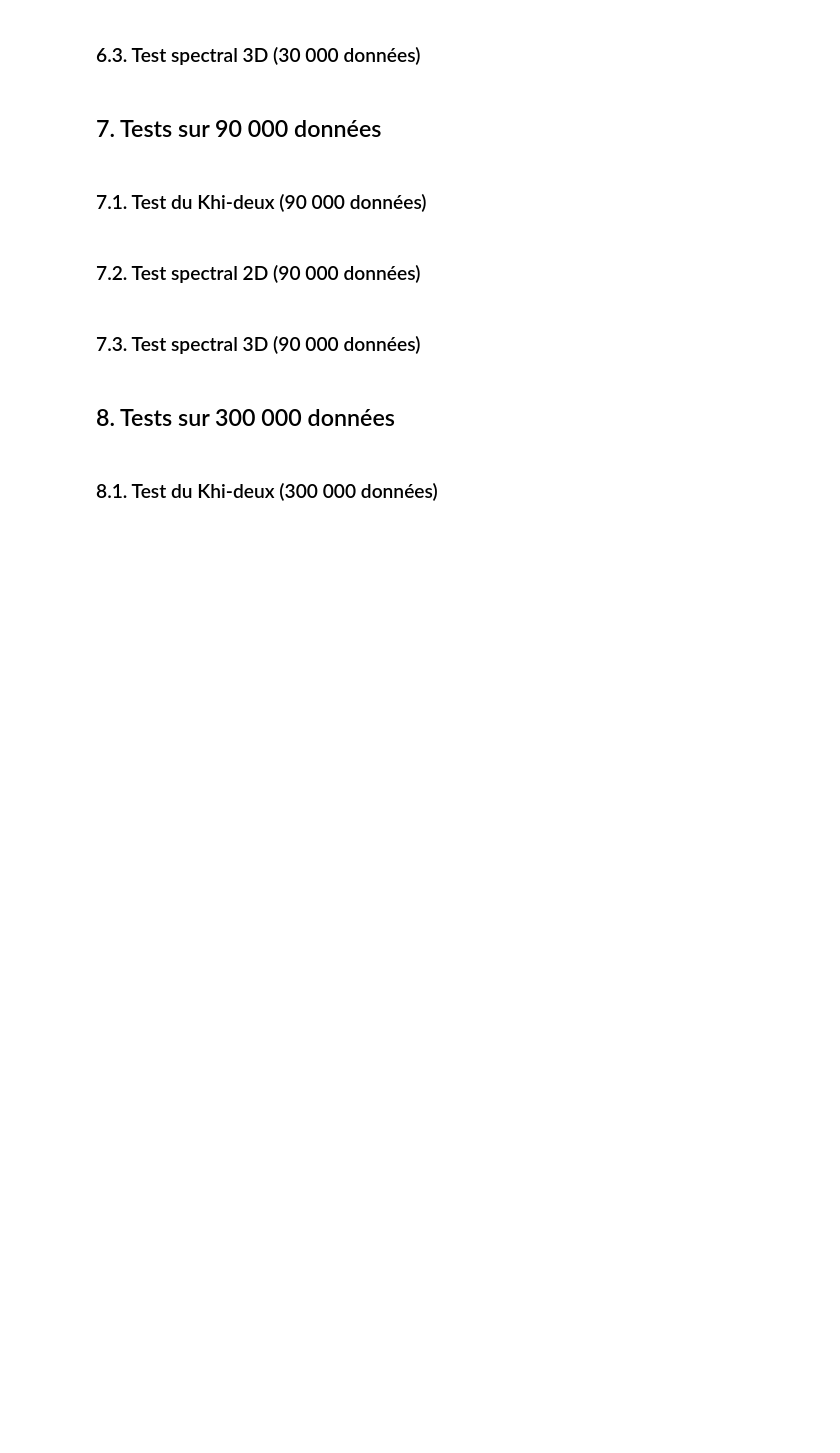
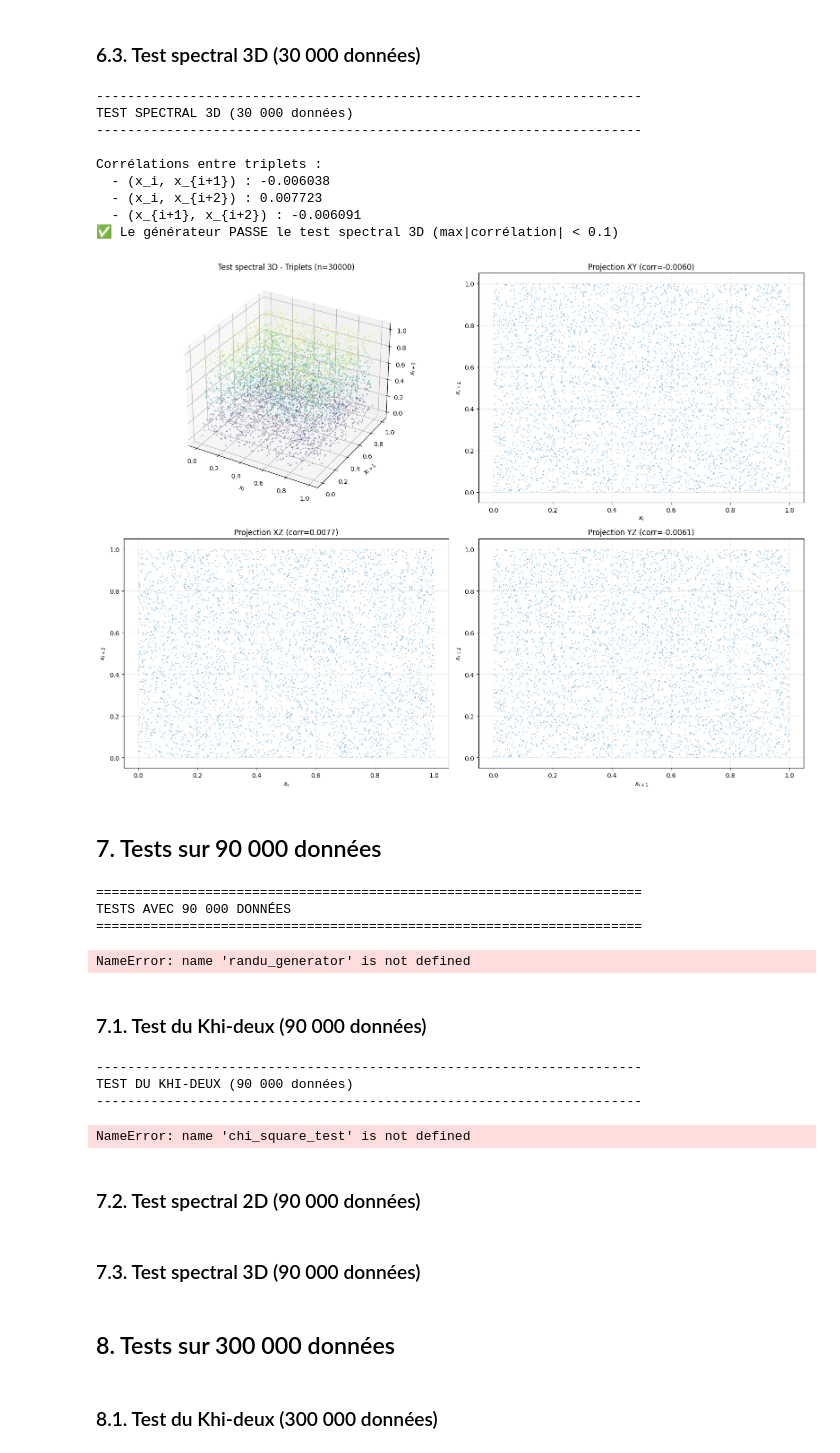
Before and after one commit to ESORRAL/TP_Proba_SEM3, a Jupyter notebook: main.ipynb, the cells around one changed output. Cells and saved outputs as stored; diff of their text form; code cells hidden in the pictures; blank space fills up the shorter version.

```diff
--- a/main.ipynb
+++ b/main.ipynb
@@ -321,11 +231,20 @@ plt.show()
 # %%
 print("\n" + "-"*70)
 print("TEST SPECTRAL 3D (30 000 données)")
 print("-"*70 + "\n")
 
-results_3d_30k = spectral_test_3d(data_30k, num_points_to_plot=5000)
-evaluate_3d_test(results_3d_30k)
-plt.show()
+test_spectral_3d(data_30k)
+# %% [output]
+----------------------------------------------------------------------
+TEST SPECTRAL 3D (30 000 données)
+----------------------------------------------------------------------
+
+Corrélations entre triplets :
+  - (x_i, x_{i+1}) : -0.006038
+  - (x_i, x_{i+2}) : 0.007723
+  - (x_{i+1}, x_{i+2}) : -0.006091
+✅ Le générateur PASSE le test spectral 3D (max|corrélation| < 0.1)
+[figure, added]
 # %% [markdown]
 ## 7. Tests sur 90 000 données
 # %%
@@ -334,12 +253,17 @@ print("TESTS AVEC 90 000 DONNÉES")
 print("="*70)
 
 # Génération des données
-data_90k = randu_generator(12345, 90000)
+data_90k = np.array(randu(90000, 12345))
 
 print(f"\n✓ Généré {len(data_90k)} nombres")
 print(f"  Min: {data_90k.min():.6f}, Max: {data_90k.max():.6f}")
 print(f"  Moyenne: {data_90k.mean():.6f} (attendu: 0.5)")
 print(f"  Écart-type: {data_90k.std():.6f} (attendu: {1/np.sqrt(12):.6f})")
+# %% [output]
+======================================================================
+TESTS AVEC 90 000 DONNÉES
+======================================================================
+NameError: name 'randu_generator' is not defined
 # %% [markdown]
 ### 7.1. Test du Khi-deux (90 000 données)
 # %%
@@ -347,33 +271,12 @@ print("\n" + "-"*70)
 print("TEST DU KHI-DEUX (90 000 données)")
 print("-"*70 + "\n")
 
-results_chi2_90k = chi_square_test(data_90k, num_bins=100, alpha=0.01)
-print_chi_square_results(results_chi2_90k)
-
-# Visualisation de la distribution
-plt.figure(figsize=(12, 5))
-plt.subplot(1, 2, 1)
-plt.hist(data_90k, bins=50, density=True, alpha=0.7, edgecolor='black')
-plt.axhline(y=1, color='r', linestyle='--', label='Uniforme théorique')
-plt.xlabel('Valeur')
-plt.ylabel('Densité')
-plt.title('Distribution des 90 000 données')
-plt.legend()
-plt.grid(True, alpha=0.3)
-
-plt.subplot(1, 2, 2)
-observed, bins = np.histogram(data_90k, bins=100, range=(0, 1))
-expected = len(data_90k) / 100
-plt.bar(range(100), observed, alpha=0.7, label='Observé')
-plt.axhline(y=expected, color='r', linestyle='--', label='Attendu')
-plt.xlabel('Classe')
-plt.ylabel('Fréquence')
-plt.title('Fréquences observées vs attendues')
-plt.legend()
-plt.grid(True, alpha=0.3)
-
-plt.tight_layout()
-plt.show()
+test_khi2(data_90k)
+# %% [output]
+----------------------------------------------------------------------
+TEST DU KHI-DEUX (90 000 données)
+----------------------------------------------------------------------
+NameError: name 'chi_square_test' is not defined
 # %% [markdown]
 ### 7.2. Test spectral 2D (90 000 données)
 # %%
```
Also changed, not shown: parts of 17 cells of this notebook.
